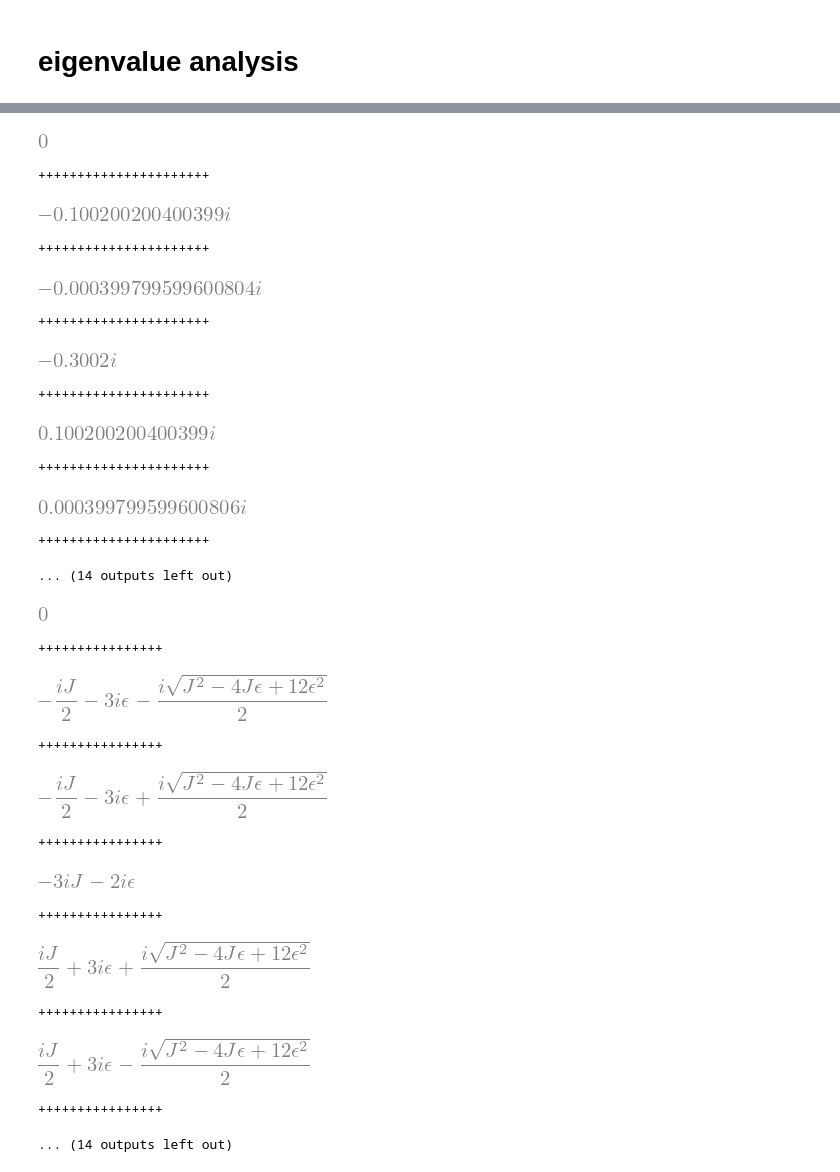
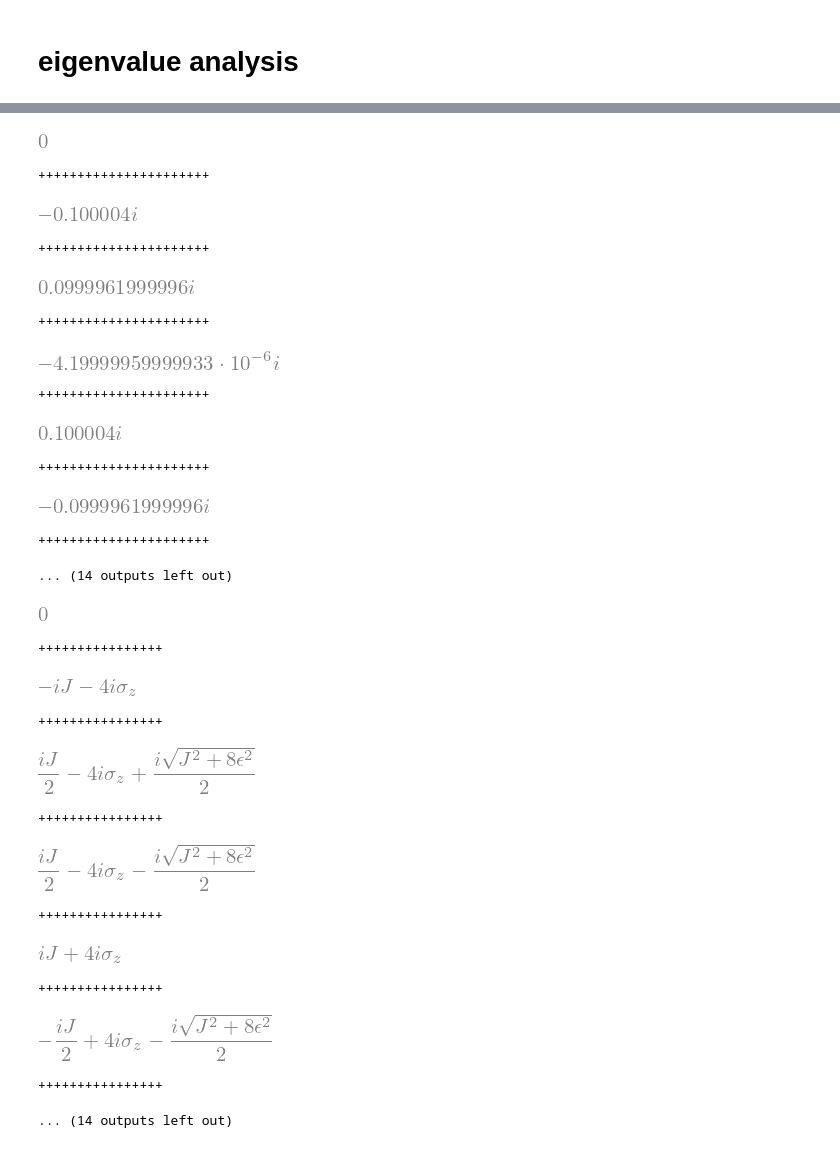
Before and after one commit to kiwipretzel/nserc-2026, a Jupyter notebook: [3.5] [three-site (degenerate), two-body, symmetric epsilon's, NO dephasing, unitary dynamics]/[3.5.0] [unitary dynamics] [june 19].ipynb, the cells around one changed output, grey strips where cells are left out. Saved outputs shown, nothing was run; the diff lists cells and outputs as text; code cells hidden in the pictures.

```diff
--- a/[3.5] [three-site (degenerate), two-body, symmetric epsilon's, NO dephasing, unitary dynamics]/[3.5.0] [unitary dynamics] [june 19].ipynb
+++ b/[3.5] [three-site (degenerate), two-body, symmetric epsilon's, NO dephasing, unitary dynamics]/[3.5.0] [unitary dynamics] [june 19].ipynb
@@ -23,6 +23,7 @@ J = sp.Symbol("J", real=True, positive=True)
 epsilon = sp.Symbol("epsilon", real=True, positive=True)
 gamma = sp.Symbol("Gamma", real=True, positive=True)
 delta = sp.Symbol("delta", real=True, positive=True)
+sz = sp.Symbol("sigma_z", real=True, positive=True)
 
 plt.style.use(['science', 'high-vis'])
 
@@ -35,7 +36,7 @@ H_flipflop
 # %% [output]
 [figure]
 # %%
-Hz = J*sigma(sigma_z, 0, N)*sigma(sigma_z, 1, N) + epsilon*sigma(sigma_z, 0, N)*sigma(sigma_z, 2, N) + epsilon*sigma(sigma_z, 1, N)*sigma(sigma_z, 2, N)
+Hz = sz*sigma(sigma_z, 0, N)*sigma(sigma_z, 1, N) + sz*sigma(sigma_z, 0, N)*sigma(sigma_z, 2, N) + sz*sigma(sigma_z, 1, N)*sigma(sigma_z, 2, N)
 
 Hz
 # %% [output]
@@ -172,20 +176,20 @@ for val, i in H.eigenvals().items():
     evals.append(val)
 # %%
 for val in evals:
-    display(val.subs({J:0.1, epsilon:1e-4}))
+    display(val.subs({J:0.1, epsilon:1e-4, sz:1e-6}))
     print("++++++++++++++++++++++")
 # %% [output]
 [figure]
 ++++++++++++++++++++++
-[figure, old version]
+[figure, new version]
 ++++++++++++++++++++++
-[figure, old version]
+[figure, new version]
 ++++++++++++++++++++++
-[figure, old version]
+[figure, new version]
 ++++++++++++++++++++++
-[figure, old version]
+[figure, new version]
 ++++++++++++++++++++++
-[figure, old version]
+[figure, new version]
 ++++++++++++++++++++++
 ... (14 outputs left out)
 # %%
@@ -195,14 +199,14 @@ for val in evals:
 # %% [output]
 [figure]
 ++++++++++++++++
-[figure, old version]
+[figure, new version]
 ++++++++++++++++
-[figure, old version]
+[figure, new version]
 ++++++++++++++++
-[figure, old version]
+[figure, new version]
 ++++++++++++++++
-[figure, old version]
+[figure, new version]
 ++++++++++++++++
-[figure, old version]
+[figure, new version]
 ++++++++++++++++
 ... (14 outputs left out)
```
Also changed, not shown: parts of 6 cells of this notebook, 2 other files.
